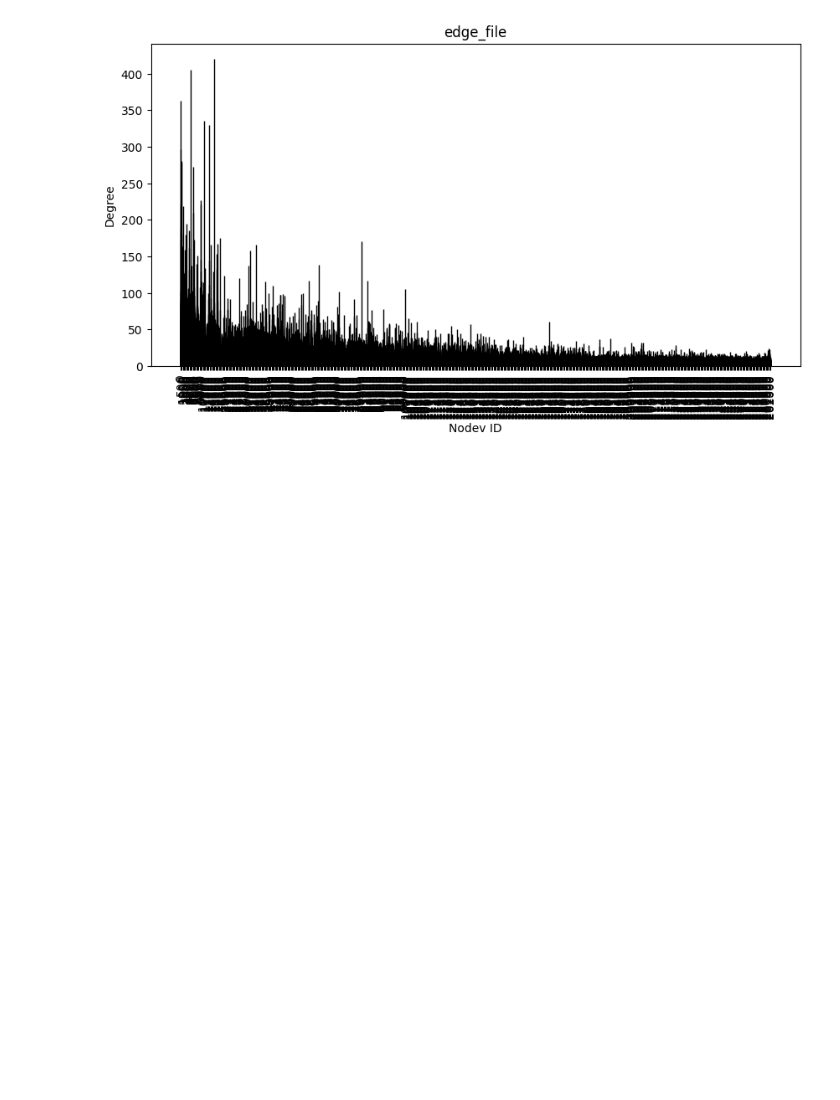
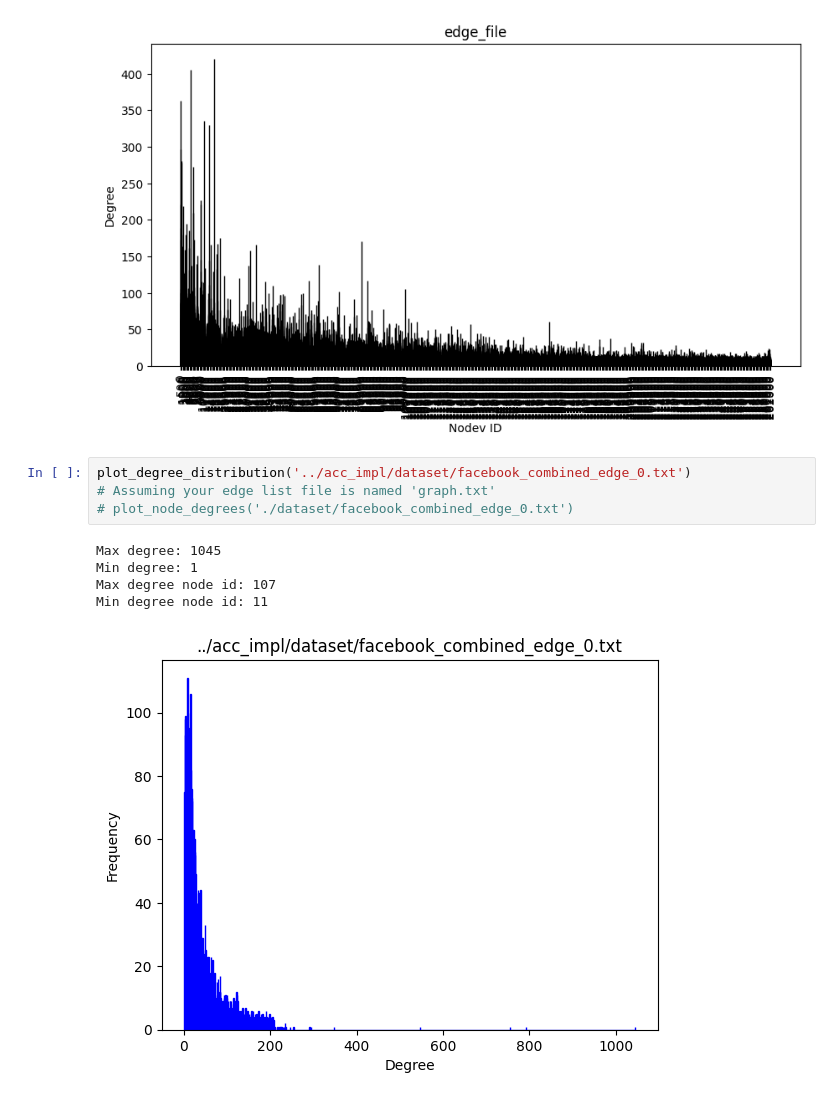
Before and after one commit to microideax/TCOperator, a Jupyter notebook: py_model/degreeAnalysis.ipynb, the cells around one changed output. Cells and saved outputs as stored; diff of their text form; blank space fills up the shorter version.

```diff
--- a/py_model/degreeAnalysis.ipynb
+++ b/py_model/degreeAnalysis.ipynb
@@ -71,4 +73,14 @@ Min degree node id: 290
 plot_node_degrees('../acc_impl/dataset/amazon0302_edge_0.txt')
 # %% [output]
 [figure]
+# %%
+plot_degree_distribution('../acc_impl/dataset/facebook_combined_edge_0.txt')
+# Assuming your edge list file is named 'graph.txt'
+# plot_node_degrees('./dataset/facebook_combined_edge_0.txt')
+# %% [output]
+Max degree: 1045
+Min degree: 1
+Max degree node id: 107
+Min degree node id: 11
+[figure, added]
 # %%
```
Also changed, not shown: parts of 10 cells of this notebook, 2 other files.
